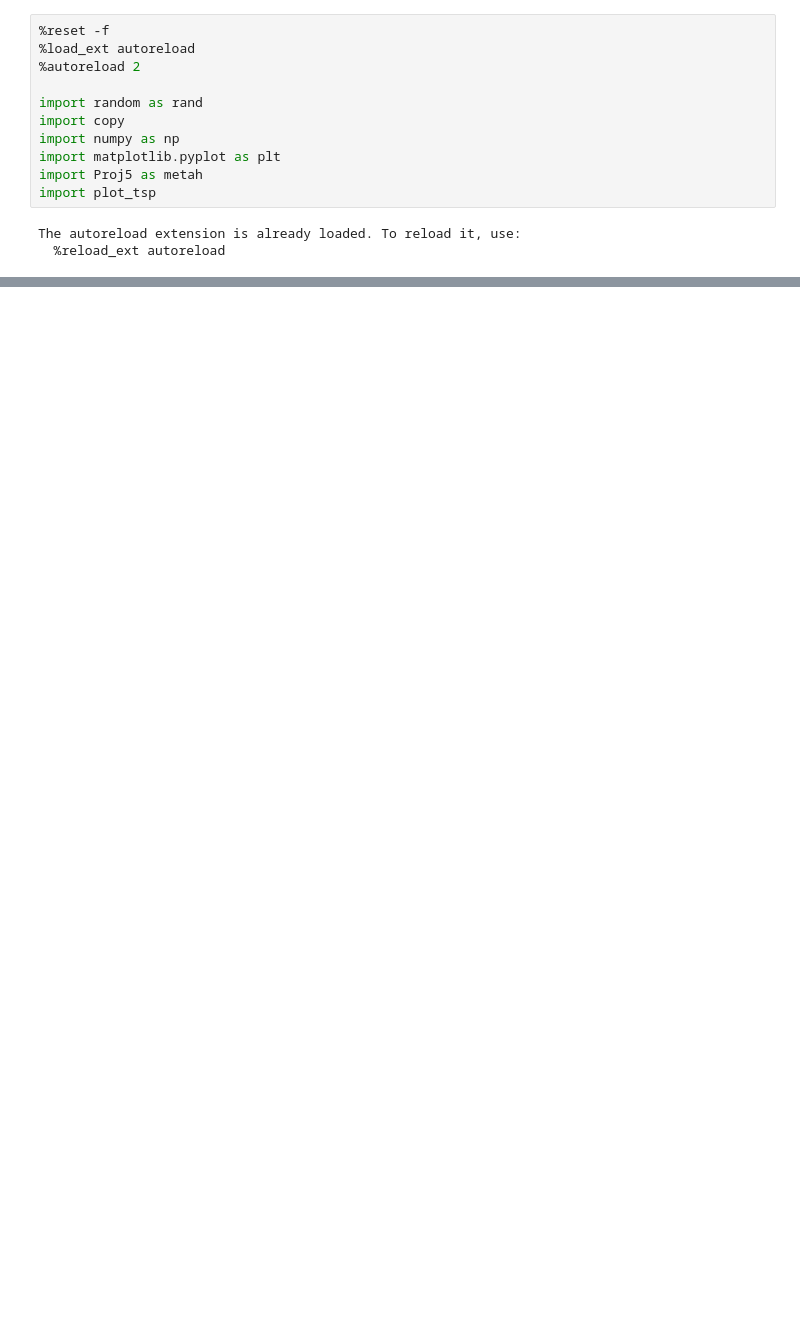
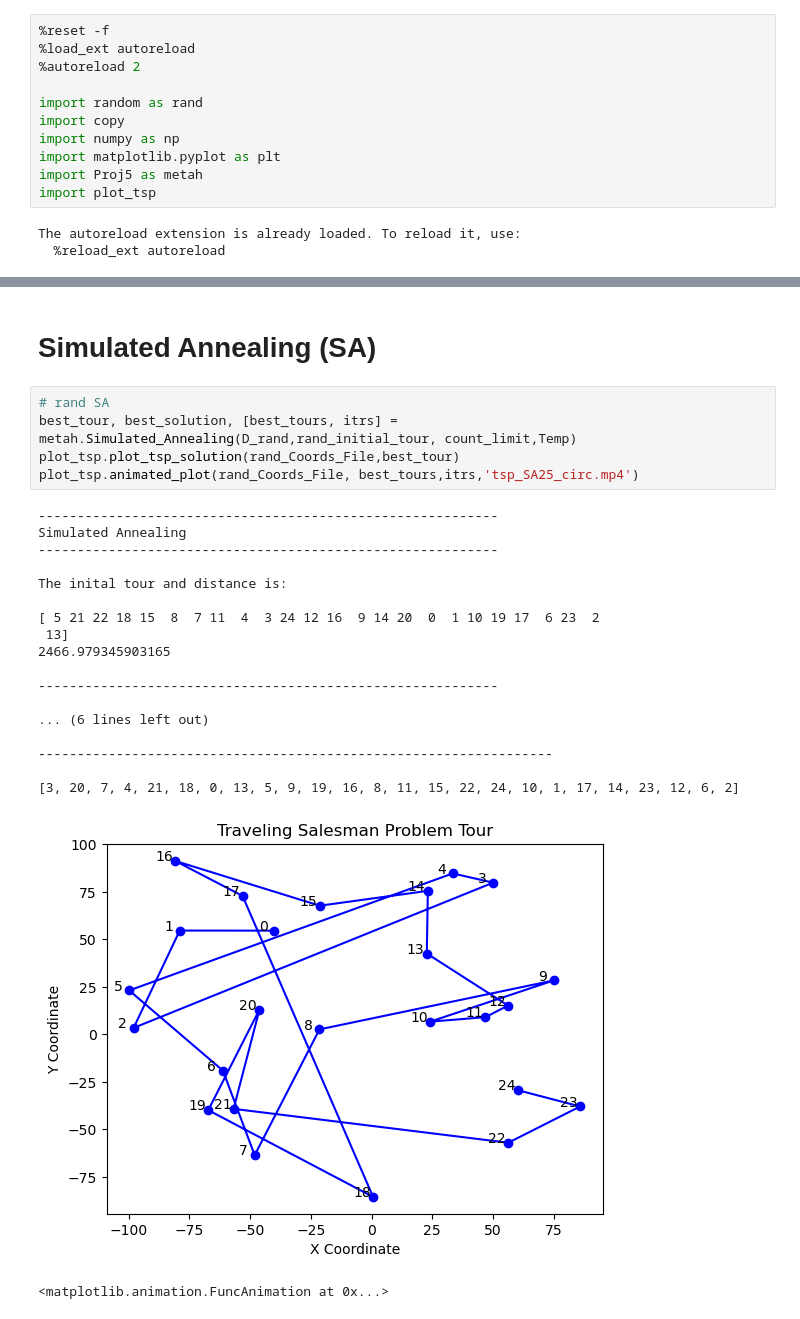
Before and after one commit to MrWeast/TSP_Metaheuristics, a Jupyter notebook: Metaheuristics.ipynb, the cells around one changed output, grey strips where cells are left out. Cells and saved outputs as stored; diff of their text form; blank space fills up the shorter version.

```diff
--- a/Metaheuristics.ipynb
+++ b/Metaheuristics.ipynb
@@ -135,0 +181,27 @@ estimated lower bound 1458.4772940085918
+# %% [markdown]
+# Simulated Annealing (SA)
+# %%
+# rand SA
+best_tour, best_solution, [best_tours, itrs] = metah.Simulated_Annealing(D_rand,rand_initial_tour, count_limit,Temp)
+plot_tsp.plot_tsp_solution(rand_Coords_File,best_tour)
+plot_tsp.animated_plot(rand_Coords_File, best_tours,itrs,'tsp_SA25_circ.mp4')
+# %% [output]
+-----------------------------------------------------------
+Simulated Annealing
+-----------------------------------------------------------
+
+The inital tour and distance is:
+
+[ 5 21 22 18 15  8  7 11  4  3 24 12 16  9 14 20  0  1 10 19 17  6 23  2
+ 13]
+2466.979345903165
+
+-----------------------------------------------------------
+
+... (6 lines left out)
+
+------------------------------------------------------------------
+
+[3, 20, 7, 4, 21, 18, 0, 13, 5, 9, 19, 16, 8, 11, 15, 22, 24, 10, 1, 17, 14, 23, 12, 6, 2]
+[figure, added]
+<matplotlib.animation.FuncAnimation at 0x...>
```
Also changed, not shown: parts of 17 cells of this notebook, 20 other files.
